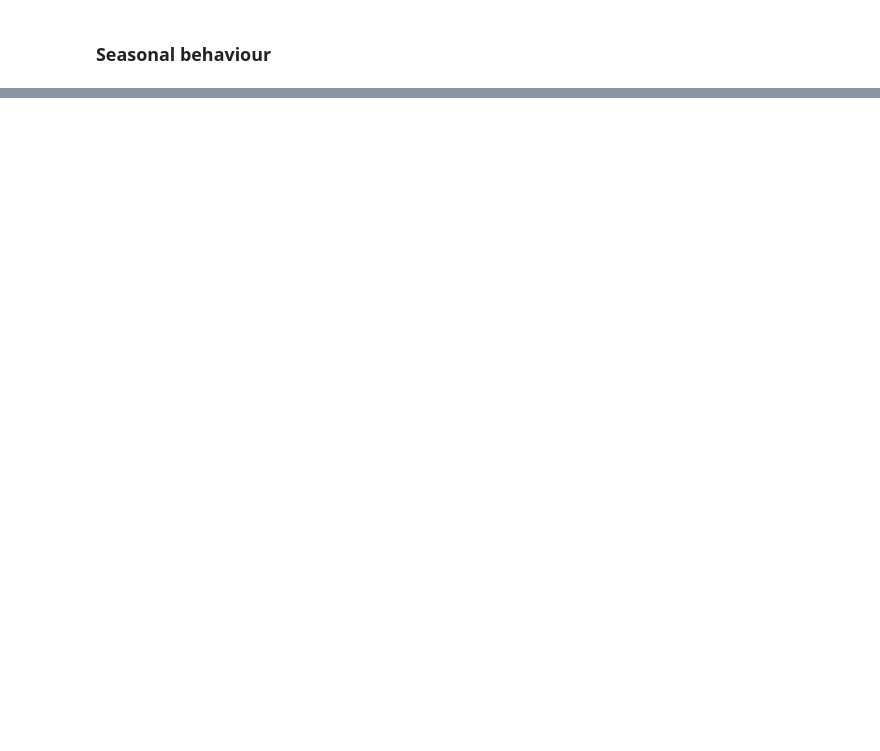
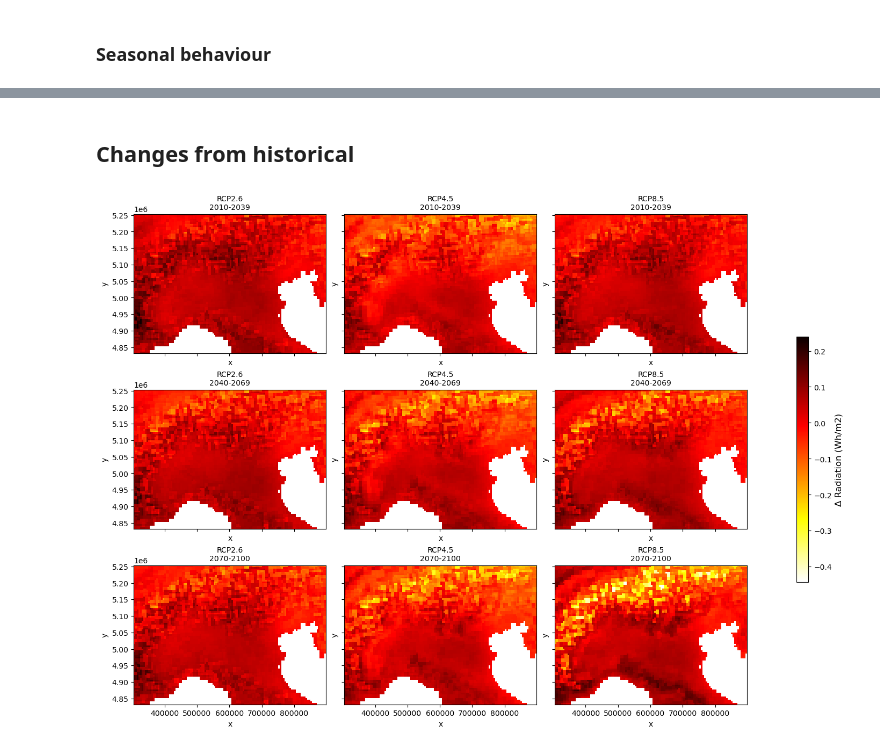
Before and after one commit to veronicapiuri/climate-netcdf-analysis, a Jupyter notebook: climate_analysis.ipynb, the cells around one changed output, grey strips where cells are left out. Cells and saved outputs as stored; diff of their text form; code cells hidden in the pictures; blank space fills up the shorter version.

```diff
--- a/climate_analysis.ipynb
+++ b/climate_analysis.ipynb
@@ -635,0 +725,72 @@ plt.show()
+# %% [markdown]
+## Changes from historical
+# %%
+obs_renamed = ds_obs.rename({'Easting': 'x', 'Northing': 'y'})
+
+# Calcola la media osservata (1980–2023) e carica in RAM
+obs_period_mean = obs_renamed['qq'].sel(time=slice("1980", "2022")).mean(dim='time').load()
+
+# Definisci scenari RCP e dataset associati
+rcps = [
+    ("RCP2.6", ds_rcp26),
+    ("RCP4.5", ds_rcp45),
+    ("RCP8.5", ds_rcp85)
+]
+
+# Definisci i periodi temporali
+periods = [
+    ("2010-2039", "2010", "2039"),
+    ("2040-2069", "2040", "2069"),
+    ("2070-2100", "2070", "2099")
+]
+
+# compute means
+rcp_means = {}
+all_diffs = []
+
+for rcp_label, ds_rcp in rcps:
+    rcp_means[rcp_label] = {}
+    for period_label, start, end in periods:
+        mean_val = ds_rcp['rsds'].sel(time=slice(start, end)).mean(dim='time').load()
+        rcp_means[rcp_label][period_label] = mean_val
+
+        # Difference compared with observed
+        diff = xr.where(~np.isnan(obs_period_mean) & ~np.isnan(mean_val), mean_val - obs_period_mean, np.nan)
+        all_diffs.append(diff)
+
+# compute limits for colorbar
+combined_diff = xr.concat(all_diffs, dim='dummy')  # dummy dimension for concat
+vmin = float(combined_diff.min(skipna=True))
+vmax = float(combined_diff.max(skipna=True))
+
+# Create figure
+fig, axes = plt.subplots(nrows=3, ncols=3, figsize=(14, 10),
+                         sharex=True, sharey=True, constrained_layout=True)
+
+# Loop on plot
+for i, (period_label, start, end) in enumerate(periods):
+    for j, (rcp_label, ds_rcp) in enumerate(rcps):
+        ax = axes[i, j]
+
+        # Recupera media precalcolata
+        rcp_period_mean = rcp_means[rcp_label][period_label]
+
+        # Maschera i NaN condivisi
+        diff_map = xr.where(~np.isnan(obs_period_mean) & ~np.isnan(rcp_period_mean),
+                            rcp_period_mean - obs_period_mean,
+                            np.nan)
+
+        # Plot senza colorbar
+        im = diff_map.plot(ax=ax, cmap='hot_r', vmin=vmin, vmax=vmax, add_colorbar=False)
+
+        ax.set_title(f"{rcp_label}\n{period_label}", fontsize=10)
+
+# Colorbar shared
+sm = mpl.cm.ScalarMappable(cmap='hot_r', norm=mpl.colors.Normalize(vmin=vmin, vmax=vmax))
+sm.set_array([])
+cbar = fig.colorbar(sm, ax=axes, orientation='vertical', fraction=0.02, pad=0.08)
+cbar.set_label("Δ Radiation (Wh/m2)", fontsize=12)
+
+plt.show()
+# %% [output]
+[figure, added]
```
Also changed, not shown: parts of 16 cells of this notebook.
